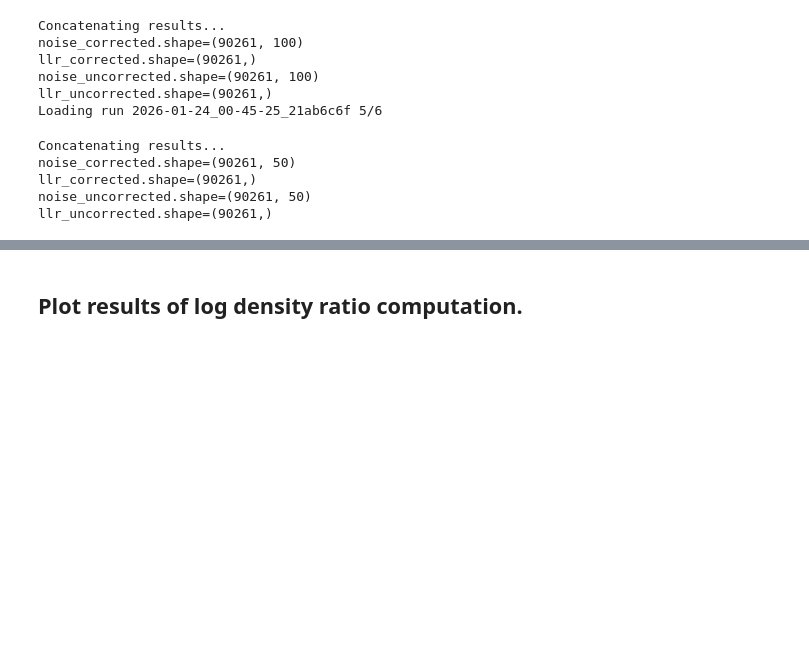
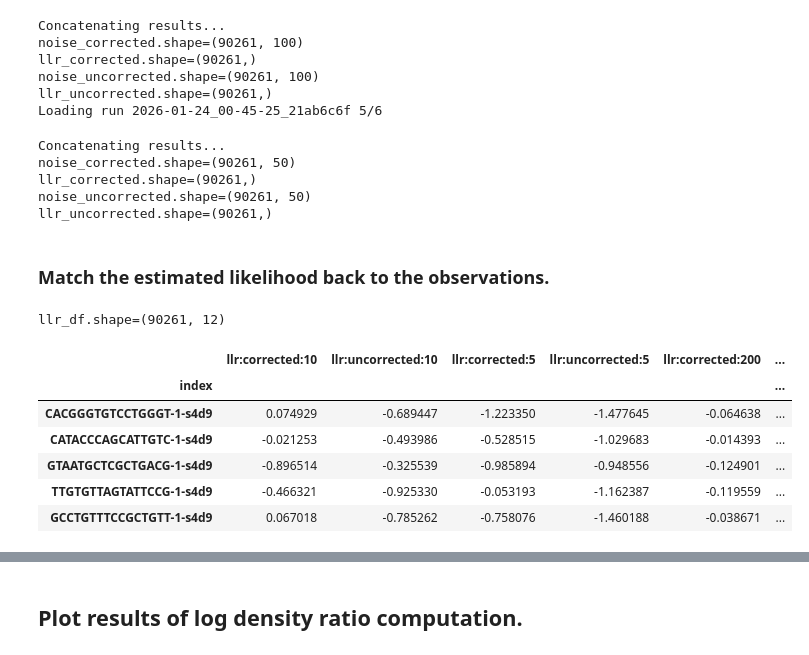
Before and after one commit to theislab/scRatio, a Jupyter notebook: notebooks/Neurips/generate_concatenated_plots.ipynb, the cells around one changed output, grey strips where cells are left out. Cells and saved outputs as stored; diff of their text form; code cells hidden in the pictures; blank space fills up the shorter version.

```diff
--- a/notebooks/Neurips/generate_concatenated_plots.ipynb
+++ b/notebooks/Neurips/generate_concatenated_plots.ipynb
@@ -216,6 +218,23 @@ def assign_cycled_palette(adata, obs_key, palette):
 
     colors = [palette[i % len(palette)] for i in range(len(cats))]
     adata.uns[f"{obs_key}_colors"] = colors
+
+
+def get_ct_and_batch_names(
+    adata_full,
+    cond_id,
+    unique_conds,
+    ct_key="cell_type",
+    batch_key="batch"
+):
+    ohe_ct = OneHotEncoder().fit(adata_full.obs[[ct_key]])
+    ohe_batch = OneHotEncoder().fit(adata_full.obs[[batch_key]])
+    cond_dims = [adata_full.obs[ct_key].nunique(), adata_full.obs[batch_key].nunique()]
+    if isinstance(unique_conds, torch.Tensor):
+        unique_conds = unique_conds.detach().cpu().numpy()
+    ct_vec = ohe_ct.inverse_transform(unique_conds[cond_id][:cond_dims[0]][None])
+    batch_vec = ohe_batch.inverse_transform(unique_conds[cond_id][cond_dims[0]:][None])
+    return ct_vec[0][0], batch_vec[0][0]
 # %% [markdown]
 ## Read data and results.
 # %% [markdown]
@@ -344,3 +363,65 @@ noise_corrected.shape=(90261, 50)
 llr_corrected.shape=(90261,)
 noise_uncorrected.shape=(90261, 50)
 llr_uncorrected.shape=(90261,)
+# %% [markdown]
+### Match the estimated likelihood back to the observations.
+# %%
+from collections import defaultdict
+# retrieve unique train conditions
+C_train = np.concatenate(
+    (
+        OneHotEncoder().fit_transform(adata.obs[["cell_type"]]).toarray(),
+        OneHotEncoder().fit_transform(adata.obs[["batch"]]).toarray(),
+    ), axis=1
+)
+unique_conds = np.unique(C_train, axis=0)
+
+df_list = []
+
+# iterating over unique conditions
+for idx in tqdm(range(unique_conds.shape[0])):
+    # retrieve cell type and batch names
+    cell_type, batch = get_ct_and_batch_names(
+        adata,
+        idx,
+        unique_conds,
+        ct_key="cell_type",
+        batch_key="batch"
+    )
+    cond_mask =  (adata.obs["cell_type"] == cell_type) & (adata.obs["batch"] == batch)
+    cond_index = adata.obs.index[cond_mask]
+
+    cond_key = f"CT:{cell_type.replace('/', '-')}-B:{batch.replace('/', '-')}.npz"
+    cond_cllr_dict = {run: cond_dict[cond_key]["llr_corrected"] for run, cond_dict in results_dict.items()}
+    cond_ullr_dict = {run: cond_dict[cond_key]["llr_uncorrected"] for run, cond_dict in results_dict.items()}
+    run2dim_dict = {run: cond_dict[cond_key]["noise_corrected"].shape[-1] for run, cond_dict in results_dict.items()}
+    cond_rows = defaultdict(list)
+    for run, cllr in cond_cllr_dict.items():
+        dim = run2dim_dict[run]
+        ullr = cond_ullr_dict[run]
+        assert ullr.shape[0] == cllr.shape[0]
+        assert ullr.shape[0] == len(cond_index)
+        run_dict = {
+            f"llr:corrected:{dim}": cllr,
+            f"llr:uncorrected:{dim}": ullr
+        }
+        for k, v in run_dict.items():
+            cond_rows[k] = v
+    cond_df = pd.DataFrame(cond_rows, index=cond_index)
+    df_list.append(cond_df)
+
+llr_df = pd.concat(df_list, axis=0)
+llr_df.index.name = "index"
+adata.obs.index.name = "index"
+print(f"{llr_df.shape=}")
+assert llr_df.shape[0] == adata.shape[0]
+llr_df.head()
+# %% [output]
+llr_df.shape=(90261, 12)
+|  | llr:corrected:10 | llr:uncorrected:10 | llr:corrected:5 | llr:uncorrected:5 | llr:corrected:200 | ... |
+| index |  |  |  |  |  | ... |
+| CACGGGTGTCCTGGGT-1-s4d9 | 0.074929 | -0.689447 | -1.223350 | -1.477645 | -0.064638 | ... |
+| CATACCCAGCATTGTC-1-s4d9 | -0.021253 | -0.493986 | -0.528515 | -1.029683 | -0.014393 | ... |
+| GTAATGCTCGCTGACG-1-s4d9 | -0.896514 | -0.325539 | -0.985894 | -0.948556 | -0.124901 | ... |
+| TTGTGTTAGTATTCCG-1-s4d9 | -0.466321 | -0.925330 | -0.053193 | -1.162387 | -0.119559 | ... |
+| GCCTGTTTCCGCTGTT-1-s4d9 | 0.067018 | -0.785262 | -0.758076 | -1.460188 | -0.038671 | ... |
```
Also changed, not shown: parts of 14 cells of this notebook, 2 other files.
